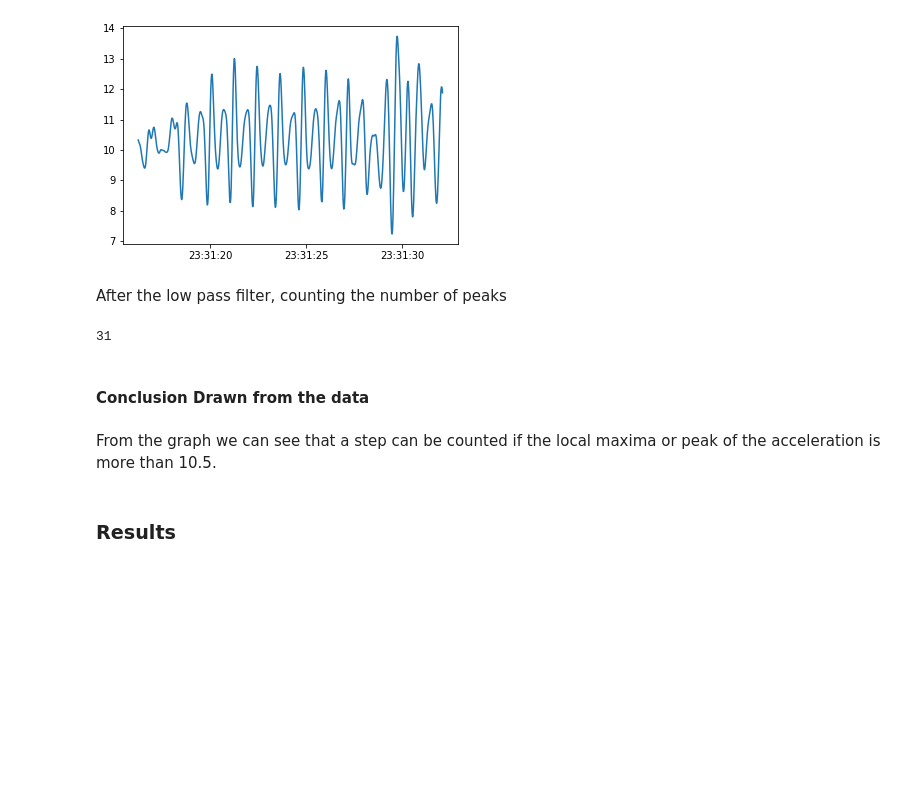
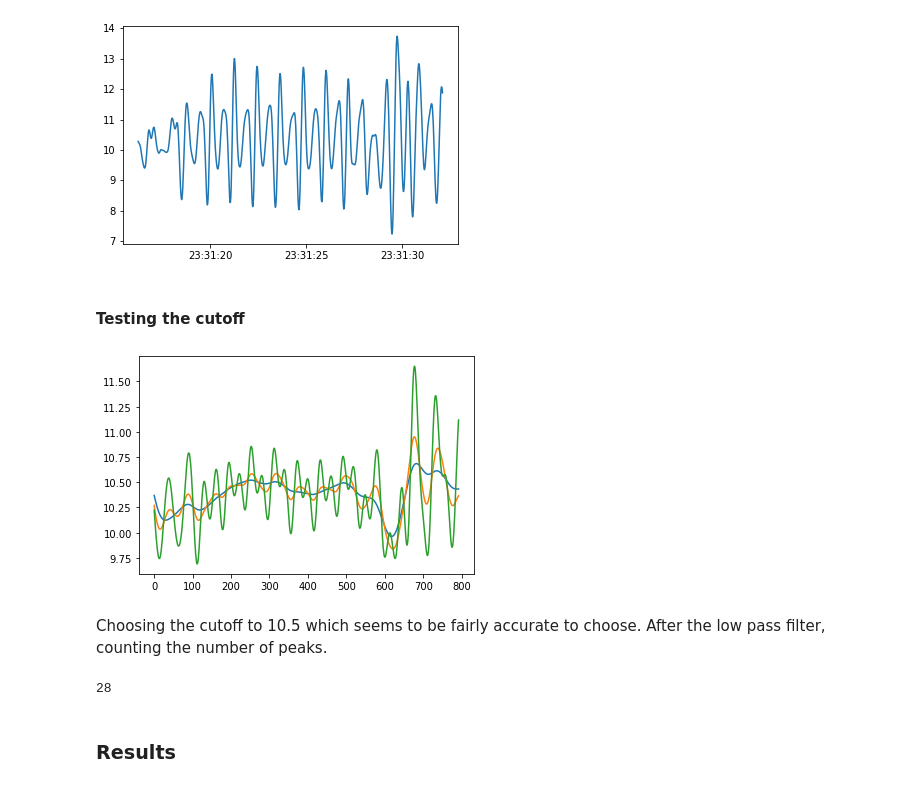
Before and after one commit to humaneBicycle/IP0NB0000012, a Jupyter notebook: Task 1/Step_Counting_Data_Analysis.ipynb, the cells around one changed output. Drawn from its saved outputs; the diff is of its cells as text; code cells hidden in the pictures; blank space fills up the shorter version.

```diff
--- a/Task 1/Step_Counting_Data_Analysis.ipynb
+++ b/Task 1/Step_Counting_Data_Analysis.ipynb
@@ -40,21 +40,27 @@ plt.plot(data['timestamp'],data_after_low_pass)
 # %% [output]
 [<matplotlib.lines.Line2D at 0x...>]
 [figure]
+# %% [markdown]
+#### Testing the cutoff
+# %%
+samplingRate = data_after_low_pass.size
+for cutoff in [.02, .03, .05]:
+    b, a = butter(3, cutoff) # order = 3
+    filtered = filtfilt(b, a, data_after_low_pass)
+    plt.plot(filtered)
+# %% [output]
+[figure, added]
 # %% [markdown]
-After the low pass filter, counting the number of peaks
+Choosing the cutoff to 10.5 which seems to be fairly accurate to choose. After the low pass filter, counting the number of peaks.
 # %%
 data_after_low_pass_series=pd.Series(data_after_low_pass)
 new_df = pd.DataFrame({'timestamp':df['timestamp'],'acceleration':data_after_low_pass_series})
 
 new_df['timestamp']=new_df['timestamp'].apply(lambda x: x.value)
-c = find_peaks(data_after_low_pass)
+c = find_peaks(data_after_low_pass,height=10.25)
 c[0].size
 # %% [output]
-31
+28
-# %% [markdown]
-#### Conclusion Drawn from the data
-# %% [markdown]
-From the graph we can see that a step can be counted if the local maxima or peak of the acceleration is more than 10.5.
 # %% [markdown]
 ### Results
 # %% [markdown]
```
Also changed, not shown: parts of 2 cells of this notebook.
